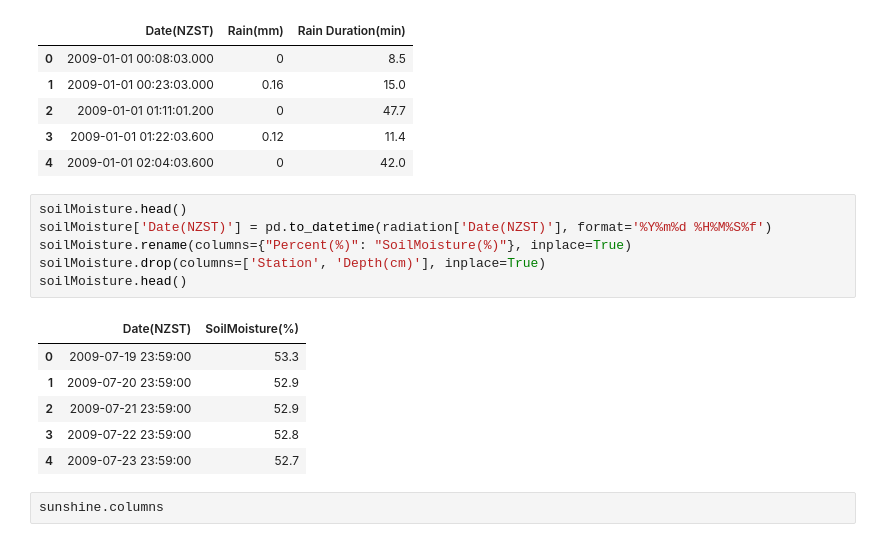
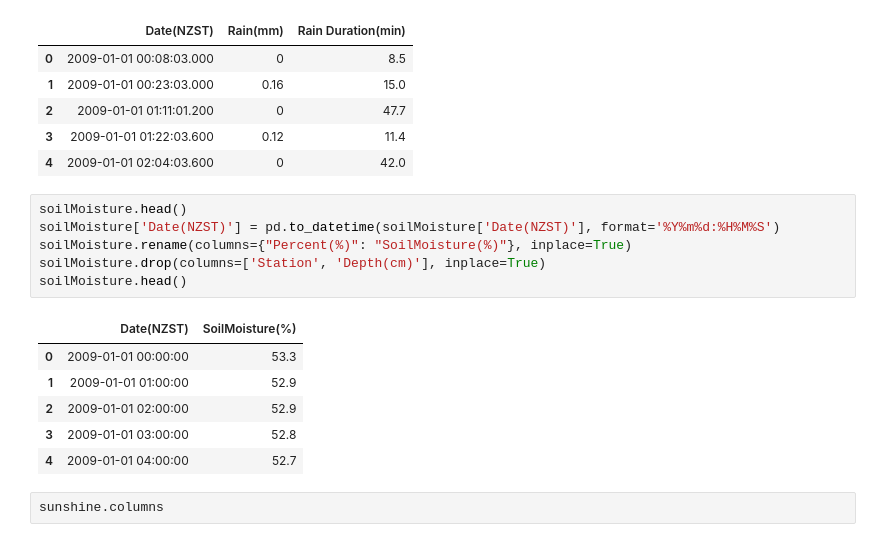
Before and after one commit to YingCG/research-weather-forecast, a Jupyter notebook: niwa_data_processing.ipynb, the cells around one changed output. Drawn from its saved outputs; the diff is of its cells as text.

```diff
--- a/niwa_data_processing.ipynb
+++ b/niwa_data_processing.ipynb
@@ -88,17 +88,17 @@ rainbreakpoint.head()
 | 4 | 2009-01-01 02:04:03.600 | 0 | 42.0 |
 # %%
 soilMoisture.head()
-soilMoisture['Date(NZST)'] = pd.to_datetime(radiation['Date(NZST)'], format='%Y%m%d %H%M%S%f')
+soilMoisture['Date(NZST)'] = pd.to_datetime(soilMoisture['Date(NZST)'], format='%Y%m%d:%H%M%S')
 soilMoisture.rename(columns={"Percent(%)": "SoilMoisture(%)"}, inplace=True)
 soilMoisture.drop(columns=['Station', 'Depth(cm)'], inplace=True)
 soilMoisture.head()
 # %% [output]
 |  | Date(NZST) | SoilMoisture(%) |
-| 0 | 2009-07-19 23:59:00 | 53.3 |
-| 1 | 2009-07-20 23:59:00 | 52.9 |
-| 2 | 2009-07-21 23:59:00 | 52.9 |
-| 3 | 2009-07-22 23:59:00 | 52.8 |
-| 4 | 2009-07-23 23:59:00 | 52.7 |
+| 0 | 2009-01-01 00:00:00 | 53.3 |
+| 1 | 2009-01-01 01:00:00 | 52.9 |
+| 2 | 2009-01-01 02:00:00 | 52.9 |
+| 3 | 2009-01-01 03:00:00 | 52.8 |
+| 4 | 2009-01-01 04:00:00 | 52.7 |
 # %%
 sunshine.columns
 # %% [output]
```
Also changed, not shown: parts of 8 cells of this notebook, 29 other files.
